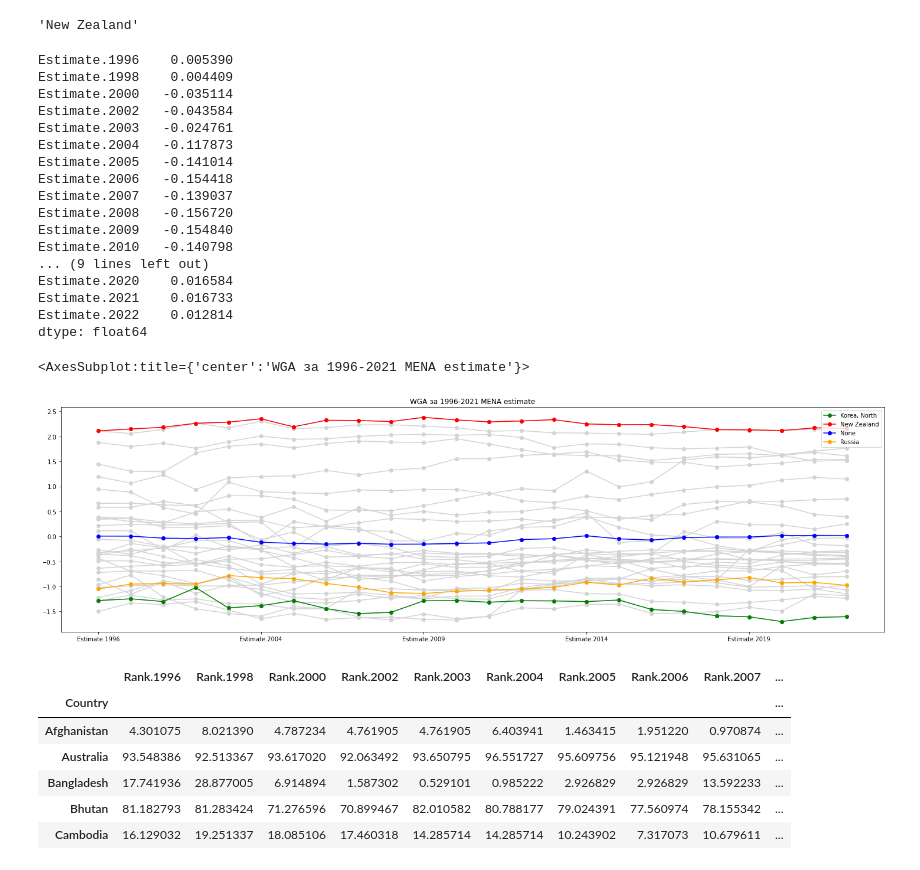
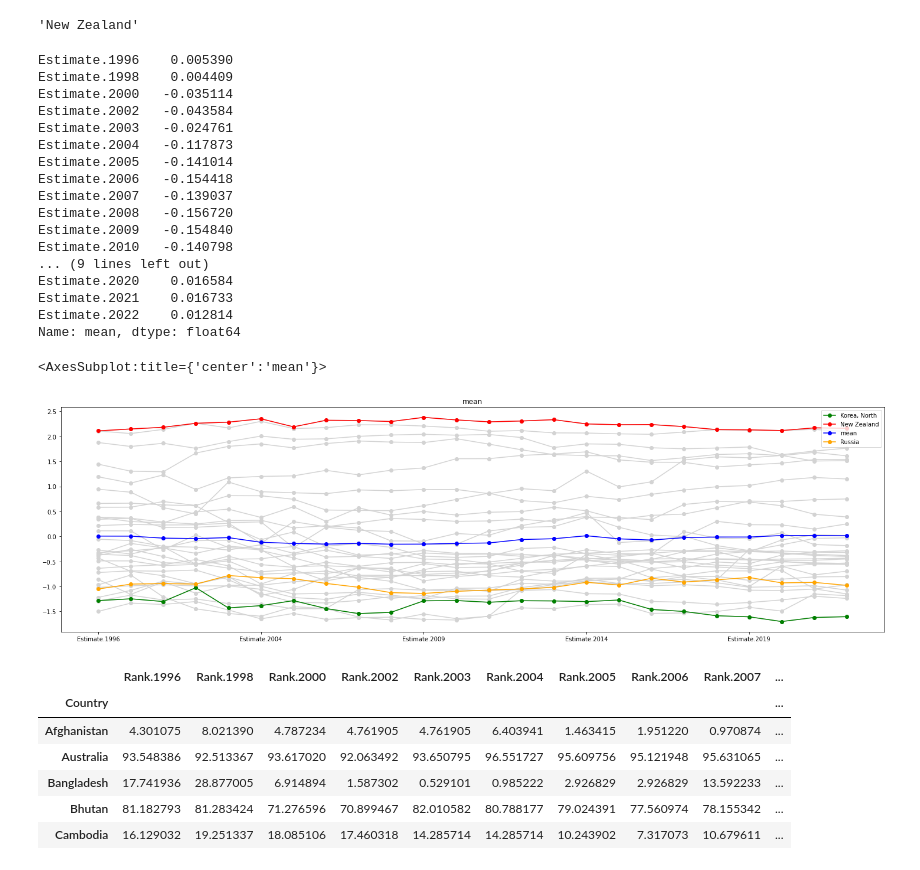
Before and after one commit to Trickster2038/BMSTU-M2-ML-METHODS, a Jupyter notebook: hw1/hw1.ipynb, the cells around one changed output. Saved outputs shown, nothing was run; the diff lists cells and outputs as text; code cells hidden in the pictures.

```diff
--- a/hw1/hw1.ipynb
+++ b/hw1/hw1.ipynb
@@ -175,6 +175,7 @@ max_W
 # %%
 #вывод среднего значения за каждый период
 mean = WGI.mean()
+mean.name = "mean"
 mean
 # %% [output]
 Estimate.1996    0.005390
@@ -193,22 +194,22 @@ Estimate.2010   -0.140798
 Estimate.2020    0.016584
 Estimate.2021    0.016733
 Estimate.2022    0.012814
-dtype: float64
+Name: mean, dtype: float64
 # %%
 WGI = WGI.T
 # %%
 #выод графика индекса для всех стран региона AP
 WGI.plot(color='lightgrey', grid=1, figsize=(25,7),
          title='WGA за 1996-2021 MENA estimate', marker='o', legend = False)
 WGI[min_W].plot(color='green', marker='o', legend = True)#вывод графика по минимальному значению
 WGI[max_W].plot(color='red', marker='o', legend = True)#вывод графика по максимальному значению
-mean.plot(color='blue', marker='o', legend = True)#вывод графика по среднему значению
+mean.plot(title="mean", color='blue', marker='o', legend = True)#вывод графика по среднему значению
 # #Вывод графика по России
 df_russia = merged_df[merged_df["Country"].str.contains('Russ')].set_index('Country')
 df_russia.filter(regex='Estimate').T["Russia"].plot(color='orange',marker='o', legend = True)
 # %% [output]
-<AxesSubplot:title={'center':'WGA за 1996-2021 MENA estimate'}>
+<AxesSubplot:title={'center':'mean'}>
-[figure, old version]
+[figure, new version]
 # %%
 df_rank_change = pd.concat([df_region.filter(regex='Rank'), df_russia.filter(regex='Rank')], axis=0)
 df_rank_change.head()
```
Also changed, not shown: parts of 8 cells of this notebook.
